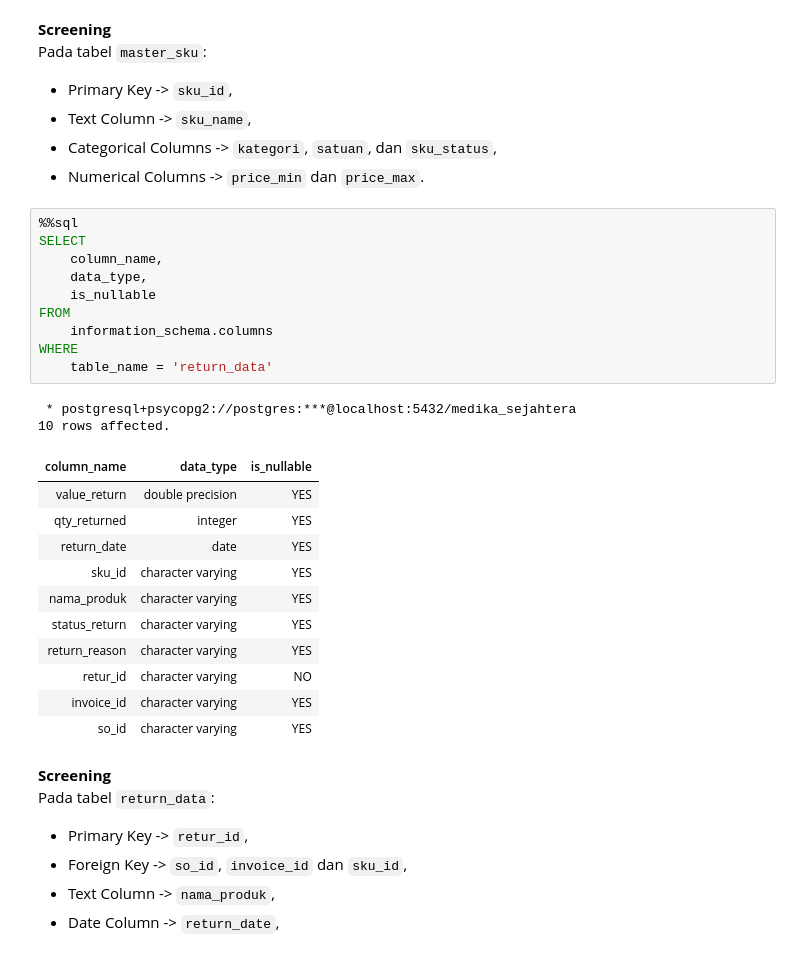
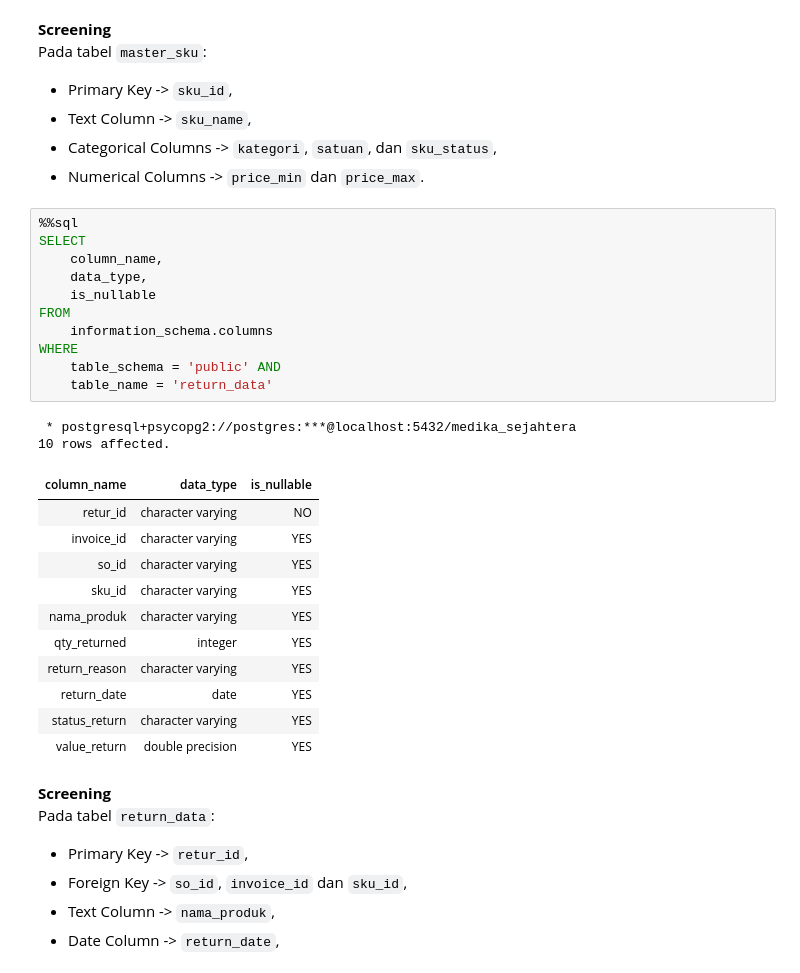
Before and after one commit to Rpfitrah/return-analysis-medika-sejahtera, a Jupyter notebook: Notebook/01_data_understanding.ipynb, the cells around one changed output. Drawn from its saved outputs; the diff is of its cells as text.

Commit message:
attribute table so data n so detail

```diff
--- a/Notebook/01_data_understanding.ipynb
+++ b/Notebook/01_data_understanding.ipynb
@@ -461,27 +462,28 @@ Pada tabel `master_sku`:
 # %%
 %%sql
 SELECT
     column_name,
     data_type,
     is_nullable
 FROM
     information_schema.columns
 WHERE
+    table_schema = 'public' AND
     table_name = 'return_data'
 # %% [output]
  * postgresql+psycopg2://postgres:***@localhost:5432/medika_sejahtera
 10 rows affected.
 | column_name | data_type | is_nullable |
-| value_return | double precision | YES |
-| qty_returned | integer | YES |
-| return_date | date | YES |
-| sku_id | character varying | YES |
-| nama_produk | character varying | YES |
-| status_return | character varying | YES |
-| return_reason | character varying | YES |
 | retur_id | character varying | NO |
 | invoice_id | character varying | YES |
 | so_id | character varying | YES |
+| sku_id | character varying | YES |
+| nama_produk | character varying | YES |
+| qty_returned | integer | YES |
+| return_reason | character varying | YES |
+| return_date | date | YES |
+| status_return | character varying | YES |
+| value_return | double precision | YES |
 # %% [markdown]
 **Screening**
 Pada tabel `return_data`:
```
Also changed, not shown: parts of 10 cells of this notebook.
